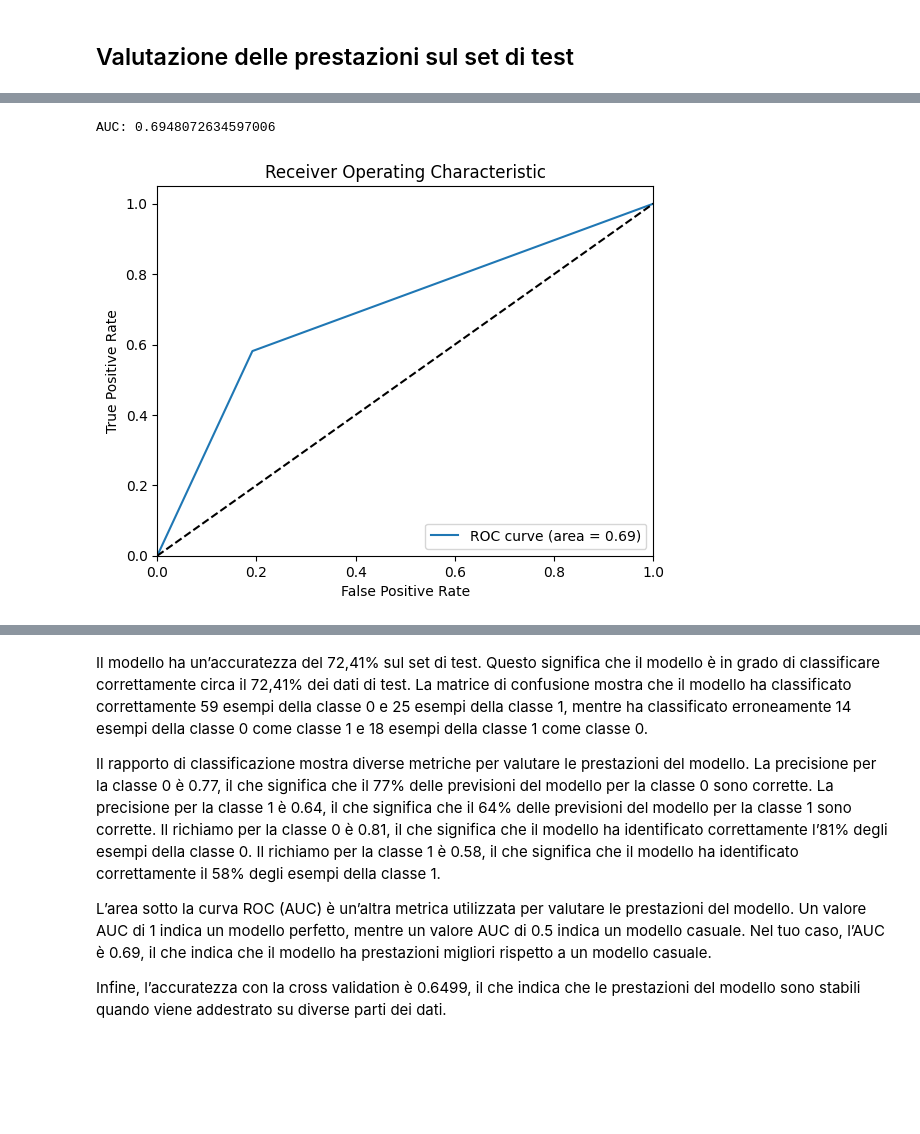
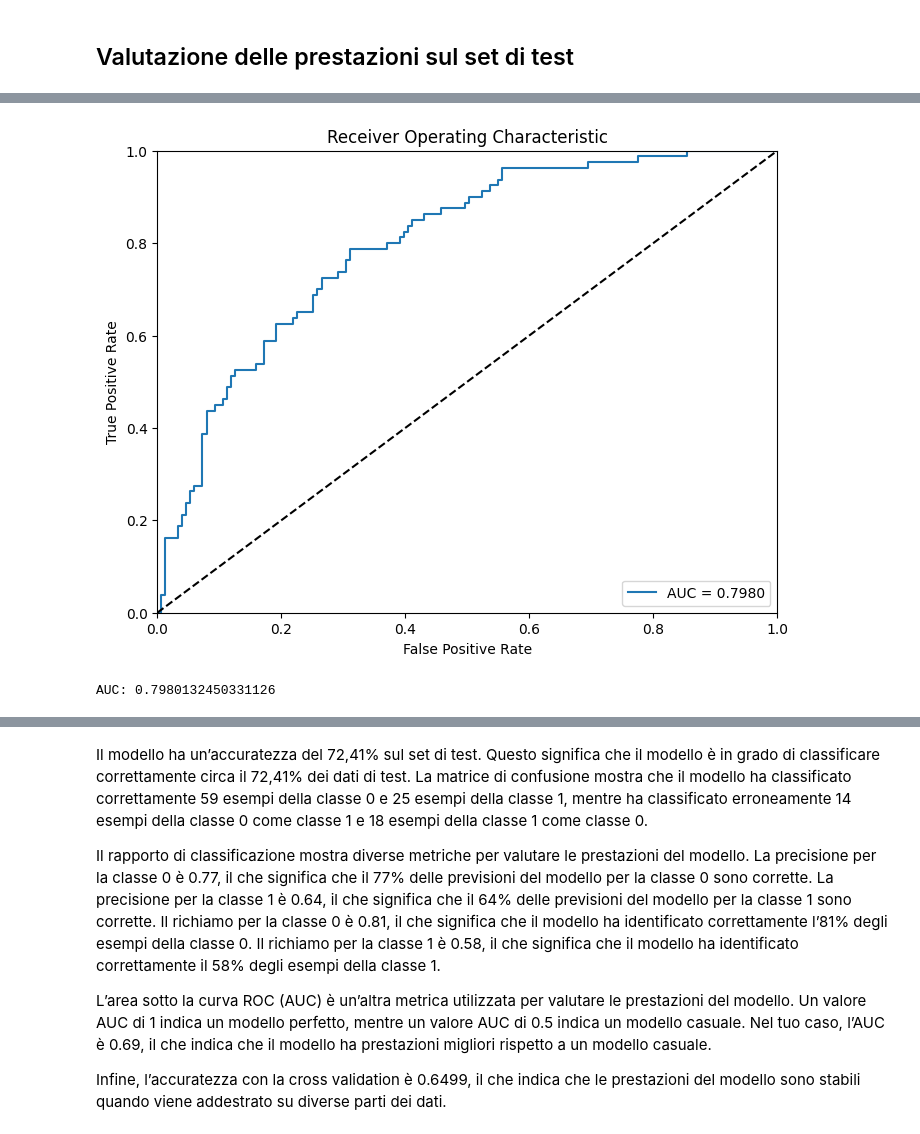
Before and after one commit to SigFerdo/MachineLearning, a Jupyter notebook: neural_network.ipynb, the cells around one changed output, grey strips where cells are left out. Saved outputs shown, nothing was run; the diff lists cells and outputs as text; code cells hidden in the pictures; blank space fills up the shorter version.

```diff
--- a/neural_network.ipynb
+++ b/neural_network.ipynb
@@ -129,7 +111,7 @@ def validate_model(model, validation_loader):
 # %%
 # Definisci le variabili per l'early stopping
-best_accuracy_validation = 0  # Valore iniziale per il confronto
-patience = 10  # Numero di epoche per tollerare la diminuzione dell'accuratezza sul set di validazione
+best_accuracy_validation = np.inf  # Valore iniziale per il confronto
+patience = 5  # Numero di epoche per tollerare la diminuzione dell'accuratezza sul set di validazione
 delta_threshold = 0.0001    # Soglia di miglioramento basata sull'accuratezza sul set di validazione
 counter = 0  # Contatore per il numero di epoche senza miglioramento
 # %% [markdown]
@@ -238,0 +226,14 @@ weighted avg       0.72      0.72      0.72       116
+# %%
+# Valuto il modello sul set di test
+model.eval()
+test_predictions = []
+
+with torch.no_grad():
+    for features, labels in test_loader:
+        outputs = model(features)
+        _tmp, batch_predictions = torch.max(outputs.data, 1)
+        test_predictions.extend(batch_predictions.tolist())
+
+# Calcolo il report di classificazione
+report = classification_report(test_labels.tolist(), test_predictions)
+print("Classification Report:\n", report)
@@ -239,22 +250,32 @@ weighted avg       0.72      0.72      0.72       116
 # %%
-# Compute ROC curve and AUC
-fpr, tpr, thresholds = roc_curve(test_labels, test_predictions)
-auc = roc_auc_score(test_labels, test_predictions)
+# Valuto il modello sul set di test
+model.eval()
+test_probabilities = []
 
-# Print AUC
-print("AUC:", auc)
+with torch.no_grad():
+    for features, labels in test_loader:
+        outputs = model(features)
+        probabilities = torch.softmax(outputs, dim=1)
+        test_probabilities.extend(probabilities[:, 1].tolist())
 
-# Plot ROC curve
-plt.plot(fpr, tpr, label='ROC curve (area = %0.2f)' % auc)
+# Calcolo la curva ROC e l'AUC
+fpr, tpr, thresholds = roc_curve(test_labels.tolist(), test_probabilities)
+auc = roc_auc_score(test_labels.tolist(), test_probabilities)
+
+# Plot della curva ROC
+plt.figure(figsize=(8, 6))
+plt.plot(fpr, tpr, label=f'AUC = {auc:.4f}')
 plt.plot([0, 1], [0, 1], 'k--')
-plt.xlim([0.0, 1.0])
-plt.ylim([0.0, 1.05])
+plt.xlim([0, 1])
+plt.ylim([0, 1])
 plt.xlabel('False Positive Rate')
 plt.ylabel('True Positive Rate')
 plt.title('Receiver Operating Characteristic')
-plt.legend(loc="lower right")
+plt.legend(loc='lower right')
 plt.show()
+
+print("AUC:", auc)
 # %% [output]
+[figure, new version]
-AUC: 0.6948072634597006
+AUC: 0.7980132450331126
-[figure, old version]
 # %%
```
Also changed, not shown: parts of 22 cells of this notebook, 11 other files.
